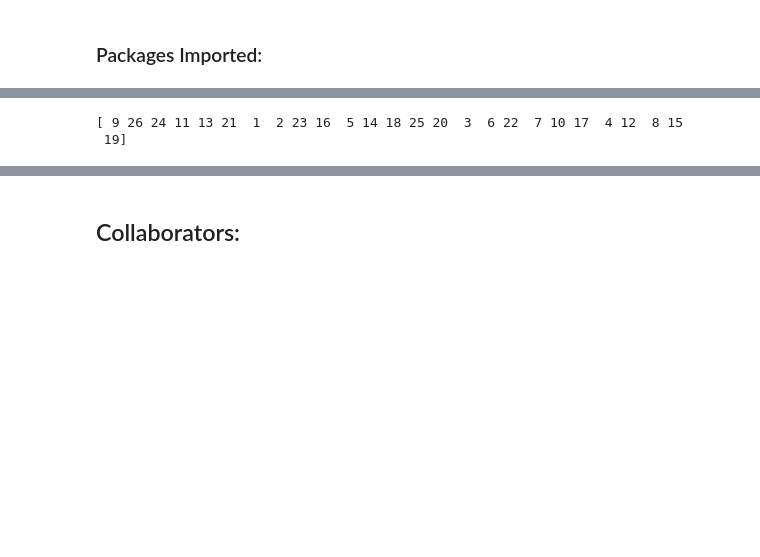
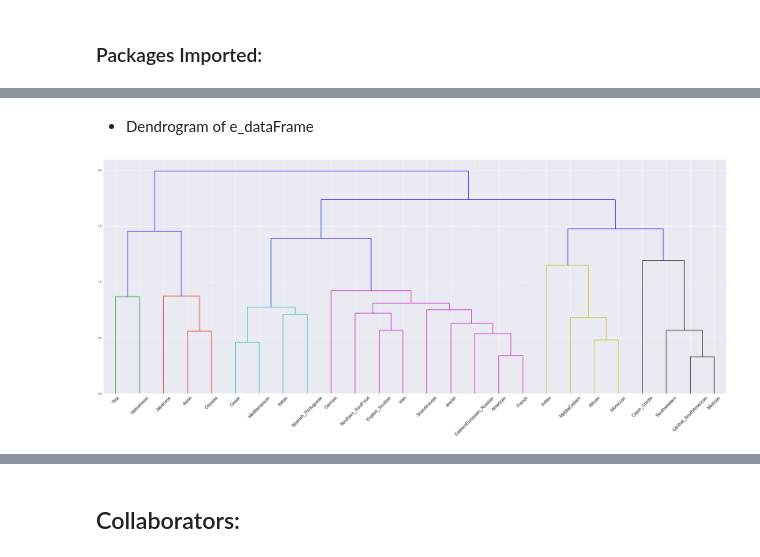
Before and after one commit to ctran25/spring-2015-homeworks, a Jupyter notebook: submissions/Homework-4/4.Food-recipes.ipynb, the cells around one changed output, grey strips where cells are left out. Saved outputs shown, nothing was run; the diff lists cells and outputs as text; code cells hidden in the pictures; blank space fills up the shorter version.

```diff
--- a/submissions/Homework-4/4.Food-recipes.ipynb
+++ b/submissions/Homework-4/4.Food-recipes.ipynb
@@ -85,0 +83,34 @@ Name: American, Length: 346, dtype: float64
+# %%
+e_recipes = open("epic_recipes.txt", 'r')
+
+e_dictionary = {}
+e_counts ={}
+for entry in e_recipes:
+    line = entry.split()
+    country = line[0]
+    ingrediants = line[1:]
+    if country not in e_dictionary:
+        e_dictionary[country] = {}
+        e_counts[country] = 1
+    else:
+        e_counts[country] += 1
+    for food in ingrediants:
+        if food in e_dictionary[country]:
+            e_dictionary[country][food] += 1
+        else:
+            e_dictionary[country][food] = 1
+
+e_dataFrame = pd.DataFrame(e_dictionary)
+e_dataFrame = e_dataFrame.fillna(0)
+
+e_labels = e_dataFrame.columns
+
+e_sizeCol = len(e_dataFrame.columns)
+e_cNumber = 0
+for column in range(e_sizeCol):
+    e_cName = e_dataFrame.columns[e_cNumber]
+    e_dataFrame[e_cName] = e_dataFrame[e_cName]/e_counts[e_cName]
+    e_cNumber += 1
+
+e_dataFrame = e_dataFrame.T
+# e_dataFrame
@@ -108,0 +165,3 @@ Name: American, Length: 346, dtype: float64
+# %%
+Z2 = hr.linkage(e_dataFrame, method='complete', metric='euclidean')
+print Z2.shape
@@ -120,6 +188,9 @@ fig.show()
-# %%
-ck = hr.fcluster(hr.linkage(distanceMatrix, method='complete'), 1.5,'distance')
-print ck
-# %% [output]
-[ 9 26 24 11 13 21  1  2 23 16  5 14 18 25 20  3  6 22  7 10 17  4 12  8 15
- 19]
+# %% [markdown]
+* Dendrogram of e_dataFrame
+# %%
+distanceMatrix2 = pdist(e_dataFrame,'euclidean')
+fig2 = plt.figure(figsize=(40,15))
+T2 = hr.dendrogram(Z2,color_threshold=1.2, leaf_font_size=16, labels = e_labels)
+fig2.show()
+# %% [output]
+[figure, added]
```
Also changed, not shown: parts of 20 cells of this notebook.
